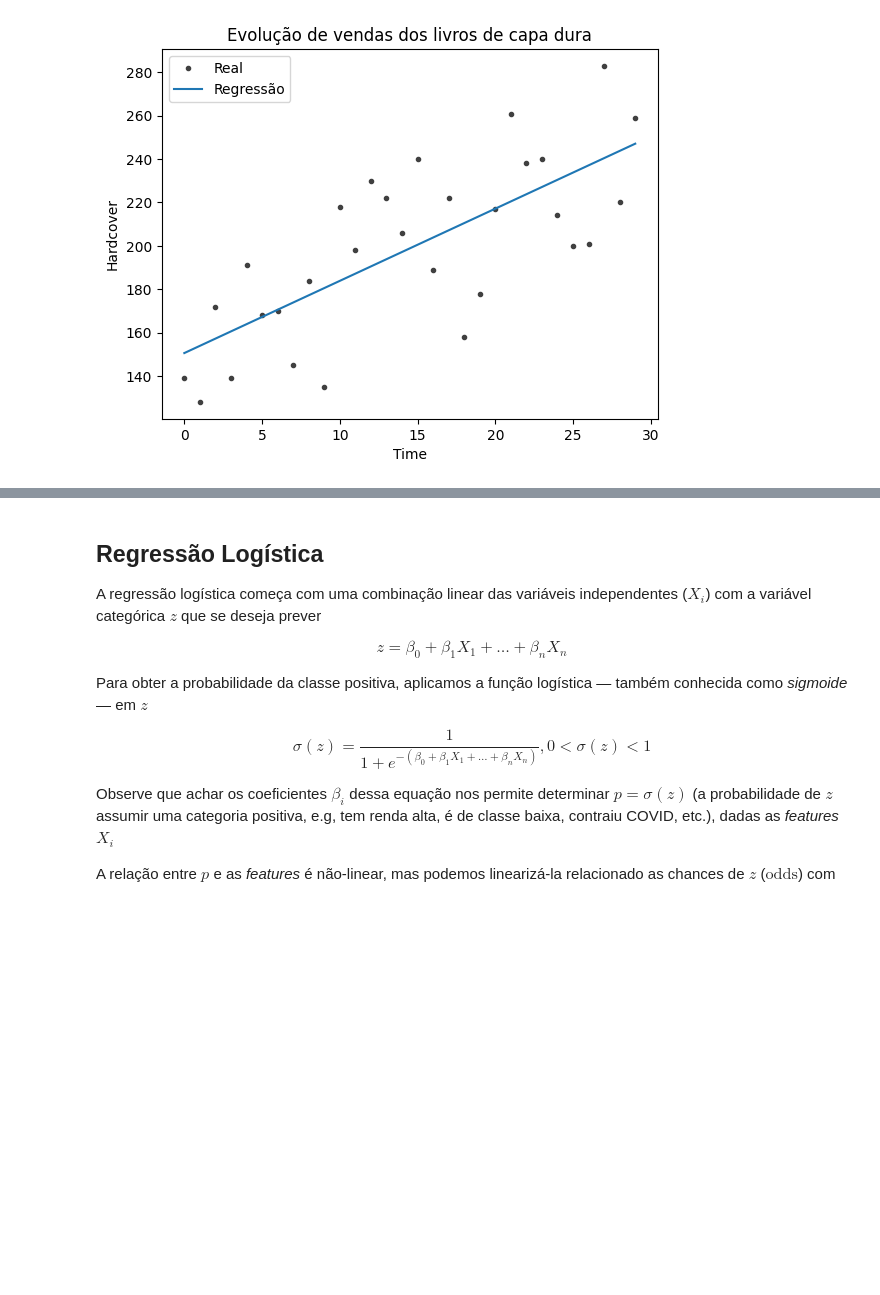
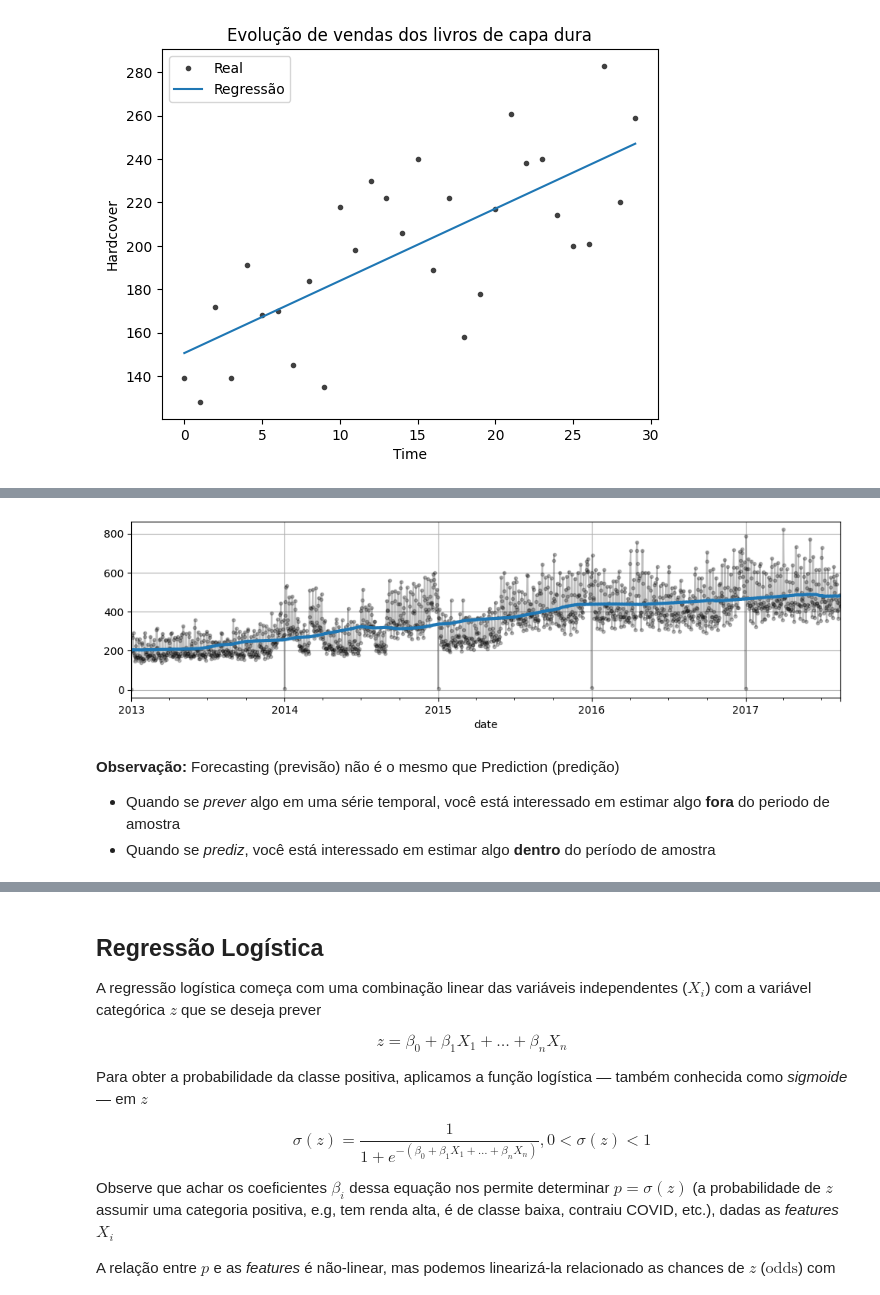
Before and after one commit to raphaelramosds/dca3501, a Jupyter notebook: Aulas/Aula15/notebook_complemento.ipynb, the cells around one changed output, grey strips where cells are left out. Cells and saved outputs as stored; diff of their text form; code cells hidden in the pictures; blank space fills up the shorter version.

Commit message:
feat: time series forecasting and prediction

```diff
--- a/Aulas/Aula15/notebook_complemento.ipynb
+++ b/Aulas/Aula15/notebook_complemento.ipynb
@@ -251,0 +268,4 @@ ax.legend(['Real', 'Regressão'])
+# %%
+# Tornar a coluna 'date' como índice e converter de Timestamp para PeriodIndex (D - dia)
+store_sales = store_sales.set_index('date').to_period('D')
+store_sales.head()
@@ -251,0 +280,4 @@ ax.legend(['Real', 'Regressão'])
+# %%
+# Compor o índice como sendo a agregação de três colunas: `date`, `store_nbr` e `family`
+store_sales = store_sales.set_index(['store_nbr', 'family'], append=True)
+store_sales.head(20)
@@ -251,0 +303,4 @@ ax.legend(['Real', 'Regressão'])
+# %%
+# Gerar dataframe contendo a média de vendas de todos os setores por dia
+average_sales = store_sales.groupby('date').mean()['sales']
+average_sales.head()
@@ -251,0 +315,23 @@ ax.legend(['Real', 'Regressão'])
+# %%
+# Definir média movel com janela de 365 dias
+trend = average_sales.rolling(
+    window=365,
+    center=True,
+    min_periods=183,
+).mean()
+
+# Visualizar plot das vendas em sobreposição com a média móvel
+plot_params = {
+    "style" : "k.-",
+    "alpha" : 0.25,
+    "figsize" : (12,3)
+}
+ax = average_sales.plot(**plot_params)
+ax = trend.plot(ax=ax, linewidth=3)
+ax.grid()
+# %% [output]
+[figure, added]
+# %% [markdown]
+**Observação:** Forecasting (previsão) não é o mesmo que Prediction (predição)
+- Quando se *prever* algo em uma série temporal, você está interessado em estimar algo **fora** do periodo de amostra
+- Quando se *prediz*, você está interessado em estimar algo **dentro** do período de amostra
```
Also changed, not shown: parts of 11 cells of this notebook, 1 other file.
